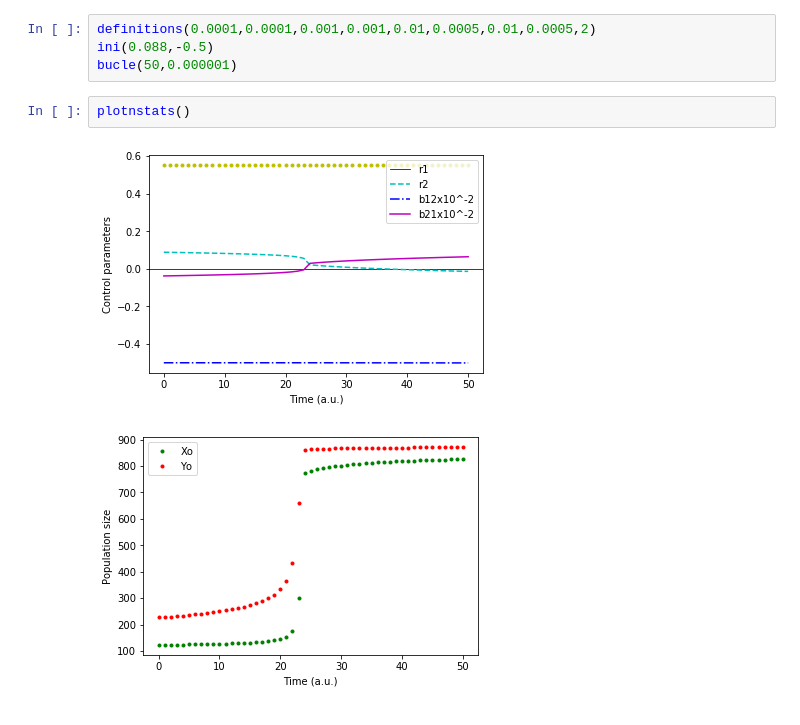
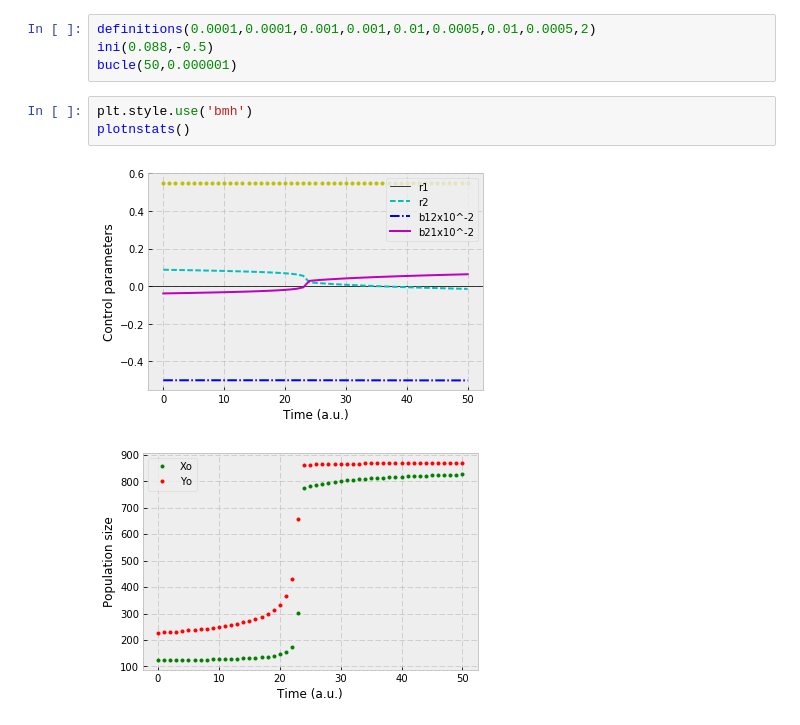
Before and after one commit to JJ-Lab/Modelo-generalizado, a Jupyter notebook: Modelo lotmutgen con dinámica adaptativa.ipynb, the cells around one changed output. Drawn from its saved outputs; the diff is of its cells as text.

Commit message:
modificado el style del plot

```diff
--- a/Modelo lotmutgen con dinámica adaptativa.ipynb
+++ b/Modelo lotmutgen con dinámica adaptativa.ipynb
@@ -86,8 +86,9 @@ def plotnstats():
 definitions(0.0001,0.0001,0.001,0.001,0.01,0.0005,0.01,0.0005,2)
 ini(0.088,-0.5)
 bucle(50,0.000001)
-# %%
-plotnstats()
-# %% [output]
-[figure, removed]
-[figure, removed]
+# %%
+plt.style.use('bmh')
+plotnstats()
+# %% [output]
+[figure, added]
+[figure, added]
```
